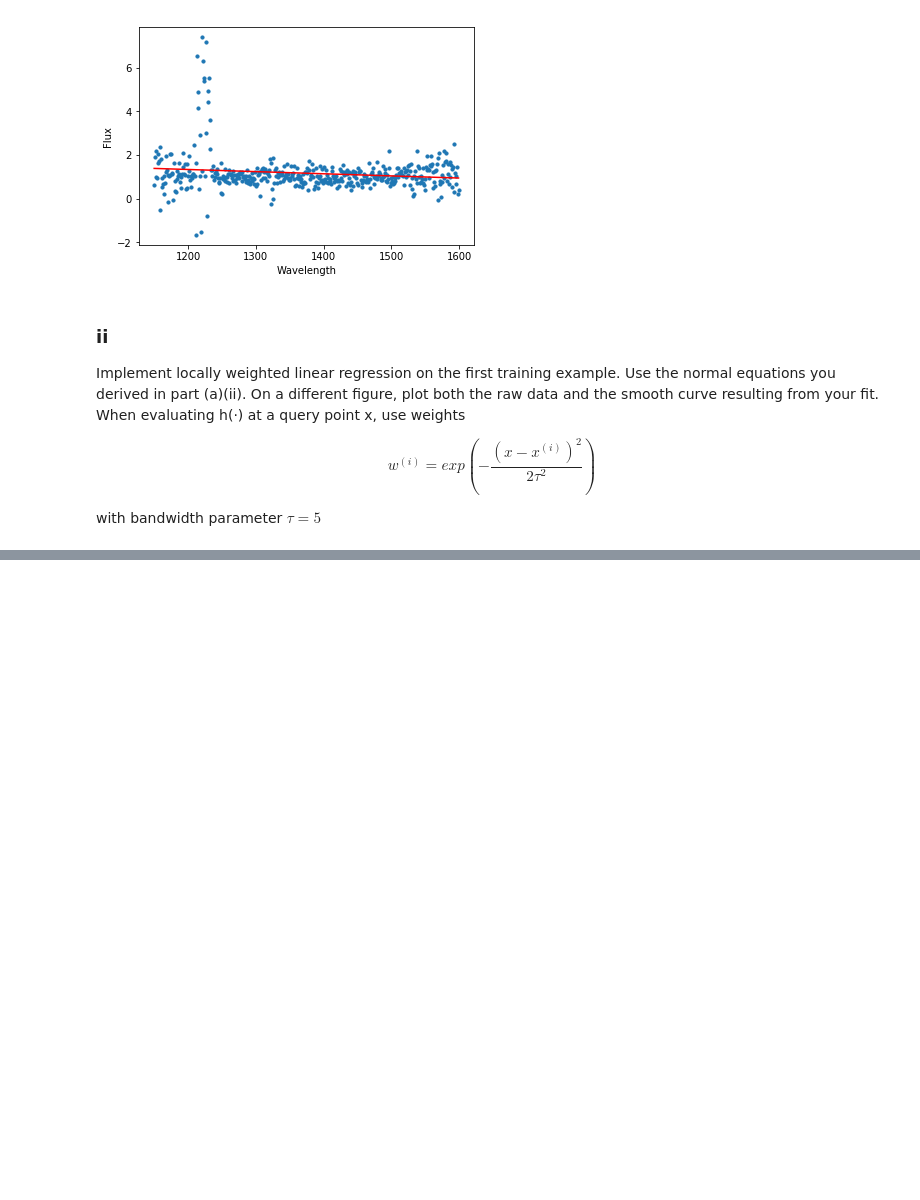
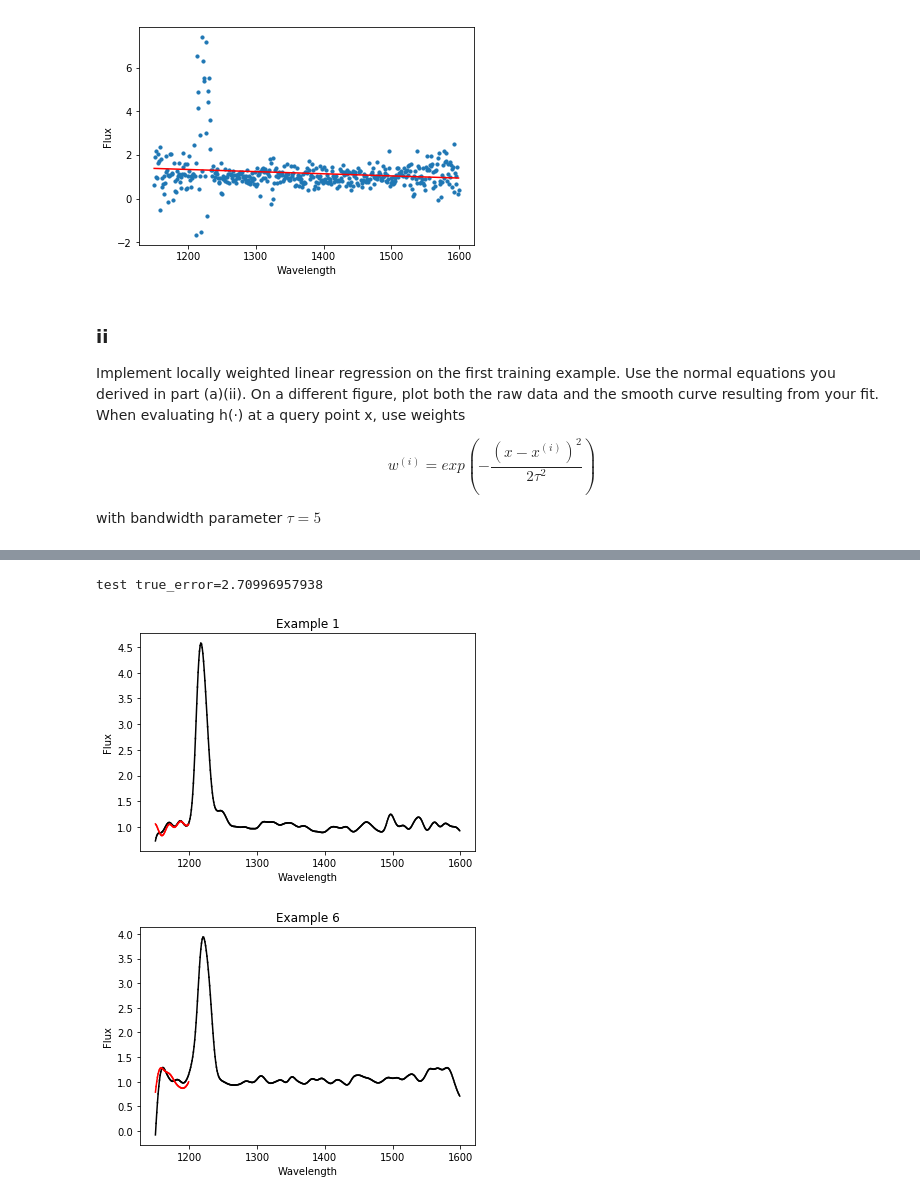
Before and after one commit to alexunder/std-cs229-assignments, a Jupyter notebook: ProblemSet1/SupervisedLearning_one.ipynb, the cells around one changed output, grey strips where cells are left out. Saved outputs shown, nothing was run; the diff lists cells and outputs as text; code cells hidden in the pictures; blank space fills up the shorter version.

```diff
--- a/ProblemSet1/SupervisedLearning_one.ipynb
+++ b/ProblemSet1/SupervisedLearning_one.ipynb
@@ -539,0 +678,5 @@ draw_one_lwr(axis_x_data, asix_Y_data, 5)
+# %%
+indices, knn, max_dist = k_nearest_regression(smoothed_train[0], smoothed_train, 3)
+print("indices=" + str(indices))
+print("knn=" + str(knn))
+print("max_dist=" + str(max_dist))
@@ -539,0 +727,42 @@ draw_one_lwr(axis_x_data, asix_Y_data, 5)
+# %%
+test_est_left = spectrum_est_regression(smoothed_train, smoothed_test, 3)
+true_error = get_error(smoothed_test, test_est_left)
+print("test true_error=" + str(true_error))
+# %% [output]
+test true_error=2.70996957938
+# %%
+def draw_one_fr(x, y, curve_y, title = 'Curve'):
+    fig = plt.figure()
+
+    plt.ylabel('Flux')
+    plt.xlabel('Wavelength')
+    plt.title(title)
+
+    # Draw smoothed line
+    m = x.shape[1]
+    x1 = x[:, 0]
+    y1 = y[0]
+    for index in range(1, m):
+        x2 = x[:, index]
+        y2 = y[index]
+        plt.plot([x1, x2], [y1, y2], color='black')
+        x1 = x2
+        y1 = y2
+
+    # Draw curve
+    m_curve = curve_y.shape[0]
+    x1 = x[:, 0]
+    y1 = curve_y[0]
+    for index in range(1, m_curve):
+        x2 = x[:, index]
+        y2 = curve_y[index]
+        plt.plot([x1, x2], [y1, y2], color='red')
+        x1 = x2
+        y1 = y2
+    plt.show()
+# %%
+draw_one_fr(light_lambdas, smoothed_test[0], test_est_left[0], "Example 1")
+draw_one_fr(light_lambdas, smoothed_test[5], test_est_left[5], "Example 6")
+# %% [output]
+[figure, added]
+[figure, added]
```
Also changed, not shown: parts of 17 cells of this notebook, 2 other files.
